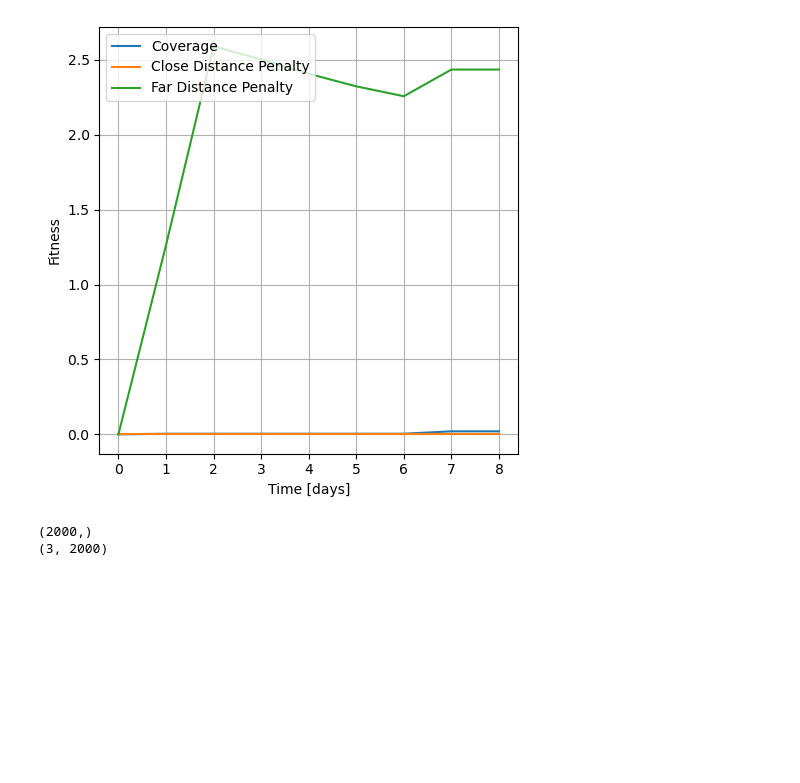
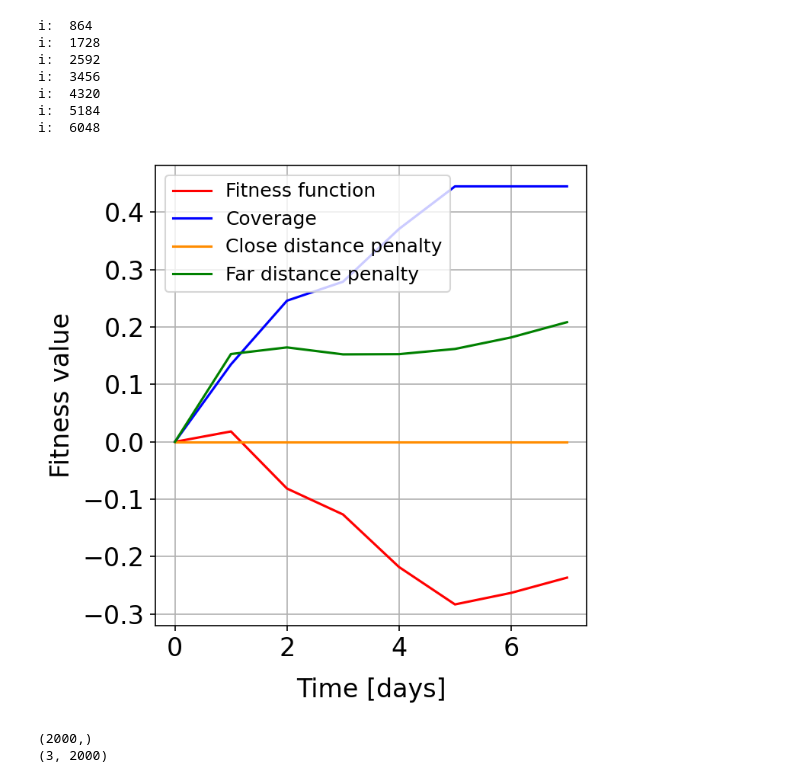
Before and after one commit to rasmusmarak/TOSS, a Jupyter notebook: plot_results.ipynb, the cells around one changed output. Saved outputs shown, nothing was run; the diff lists cells and outputs as text; code cells hidden in the pictures; blank space fills up the shorter version.

```diff
--- a/plot_results.ipynb
+++ b/plot_results.ipynb
@@ -102,19 +207,29 @@ plot_UDP(args, positions, maneuver_positions, maneuver_unit_vectors, True, True,
 # %%
 # Fixed body frame trajectory
 
+
+#Spacecraft 1-2
+# positions_spaceraft_one_and_two
+#Spacecraft 3-4
+# positions_spaceraft_three_and_four
+
+Array_of_positions = positions_spaceraft_one_and_two #positions_spaceraft_one_and_two #positions_spaceraft_three_and_four
+
+
 # Single spacecraft
 if args.problem.number_of_spacecrafts == 1:
-    rotated_positions = np.zeros(positions.shape)
-    for col in range(0,len(positions[0,:])):
-        rotated_positions[:,col] = rotate_point(timesteps[col], positions[:,col], args)
+    Array_of_positions = positions
+    rotated_positions = np.zeros(Array_of_positions.shape)
+    for col in range(0,len(Array_of_positions[0,:])):
+        rotated_positions[:,col] = rotate_point(timesteps[col], Array_of_positions[:,col], args.body.spin_axis, args.body.spin_velocity)
 
 # Multiple spacecraft
 else:
-    pos = np.array_split(positions, args.problem.number_of_spacecrafts, axis=1)
+    pos = np.array_split(Array_of_positions, args.problem.number_of_spacecrafts, axis=1)
     for i, spacecraft_pos in enumerate(pos):
         pos_rot = np.zeros(spacecraft_pos.shape)
         for col in range(0,len(spacecraft_pos[0,:])):
-            pos_rot[:,col] = rotate_point(timesteps[col], spacecraft_pos[:,col], args)
+            pos_rot[:,col] = rotate_point(timesteps[col], spacecraft_pos[:,col], args.body.spin_axis, args.body.spin_velocity)
         if i == 0:
             rotated_positions = pos_rot
         else:
@@ -122,5 +237,5 @@ else:
 
 
 # Plot trajectory
-plot_UDP(args, rotated_positions, maneuver_positions, maneuver_unit_vectors, True, True, False, True, False, [20,130], None)
+plot_UDP_3D(args, rotated_positions, maneuver_positions, maneuver_unit_vectors, True, True, False, True, False, [0,270], None)
 # %% [output]
@@ -136,6 +252,6 @@ fitness_over_generations(fitness_list, n_generations)
 # %%
 # Plot quality of signal over time
-
+args.problem.number_of_spacecrafts = 4
 #positions = np.array_split(positions, args.problem.number_of_spacecrafts)
 sample_period = int(3600*24/args.problem.measurement_period) #1 day of values in one batch
 coverage_list = [0] #zero coverage before mission.
@@ -146,6 +262,10 @@ far_dist_penalty_list = []
 close_dist_penalty_list.append(get_fitness(FitnessFunctions.CloseDistancePenalty, args, positions[:,0], velocities[:,0], timesteps[0]))
 far_dist_penalty_list.append(get_fitness(FitnessFunctions.FarDistancePenalty, args, positions[:,0], velocities[:,0], timesteps[0]))
 
+fitness_list = [0]
+#fitness_list.append(get_fitness(FitnessFunctions.CoveredSpaceCloseDistancePenaltyFarDistancePenalty, args, positions[:,0], velocities[:,0], timesteps[0]))
+
+
 # Compute coverage and penatlies evolution over time
 
 # Multiple spacecraft
@@ -153,40 +273,49 @@ if args.problem.number_of_spacecrafts > 1:
     positions_list = np.array_split(positions, args.problem.number_of_spacecrafts, axis=1)
     velocities_list = np.array_split(velocities, args.problem.number_of_spacecrafts, axis=1)
 
-
-    for i in range(sample_period,len(positions_list[0][0,:]), sample_period):
+    for i in range(sample_period,len(positions_list[0][0,:])+sample_period, sample_period):
+        print("i: ", i)
         tstep = timesteps[:i]
         for spacecraft_idx in range(0, len(positions_list)):
             if spacecraft_idx == 0:
                 pos = positions_list[spacecraft_idx][:, :i]
                 vel = velocities_list[spacecraft_idx][:, :i]
             else:
                 pos = np.hstack((pos,positions_list[spacecraft_idx][:, :i]))
                 vel = np.hstack((vel,velocities_list[spacecraft_idx][:, :i]))
 
         coverage_list.append(get_fitness(FitnessFunctions.CoveredSpace, args, pos, vel, tstep))
         close_dist_penalty_list.append(get_fitness(FitnessFunctions.CloseDistancePenalty, args, pos, vel, tstep))
         far_dist_penalty_list.append(get_fitness(FitnessFunctions.FarDistancePenalty, args, pos, vel, tstep))
+        fitness_list.append(get_fitness(FitnessFunctions.CoveredSpaceCloseDistancePenaltyFarDistancePenalty, args, pos, vel, tstep))
 
 
 # Single spacecraft
 else:
-    for i in range(sample_period,len(positions[0,:])+2*sample_period, sample_period):
+    for i in range(sample_period,len(positions[0,:])+ sample_period, sample_period):
         pos = positions[:, :i]
         vel = velocities[:, :i]
         tstep = timesteps[:i]
 
         coverage_list.append(get_fitness(FitnessFunctions.CoveredSpace, args, pos, vel, tstep))
         close_dist_penalty_list.append(get_fitness(FitnessFunctions.CloseDistancePenalty, args, pos, vel, timesteps))
         far_dist_penalty_list.append(get_fitness(FitnessFunctions.FarDistancePenalty, args, pos, vel, tstep))
+        fitness_list.append(get_fitness(FitnessFunctions.CoveredSpaceCloseDistancePenaltyFarDistancePenalty, args, pos, vel, tstep))
+
 
 # Generate new time axis
-time_axis = np.arange(0, int((args.problem.final_time/3600)/24)+2, 1) #+1 to also include day zero with zero coverage.
+time_axis = np.arange(0, int((args.problem.final_time/3600)/24)+1, 1) #+1 to also include day zero with zero coverage.
 
-# plot fitness over time
-fitness_over_time(coverage_list, close_dist_penalty_list, far_dist_penalty_list, time_axis)
+fitness_over_time(fitness_list, coverage_list, close_dist_penalty_list, far_dist_penalty_list, time_axis)
 # %% [output]
+i:  864
+i:  1728
+i:  2592
+i:  3456
+i:  4320
+i:  5184
+i:  6048
-[figure, old version]
+[figure, new version]
 # %%
 valx = np.arange(0,20000, 10)
 valy = np.arange(0,20000, 10)
```
Also changed, not shown: parts of 14 cells of this notebook.
